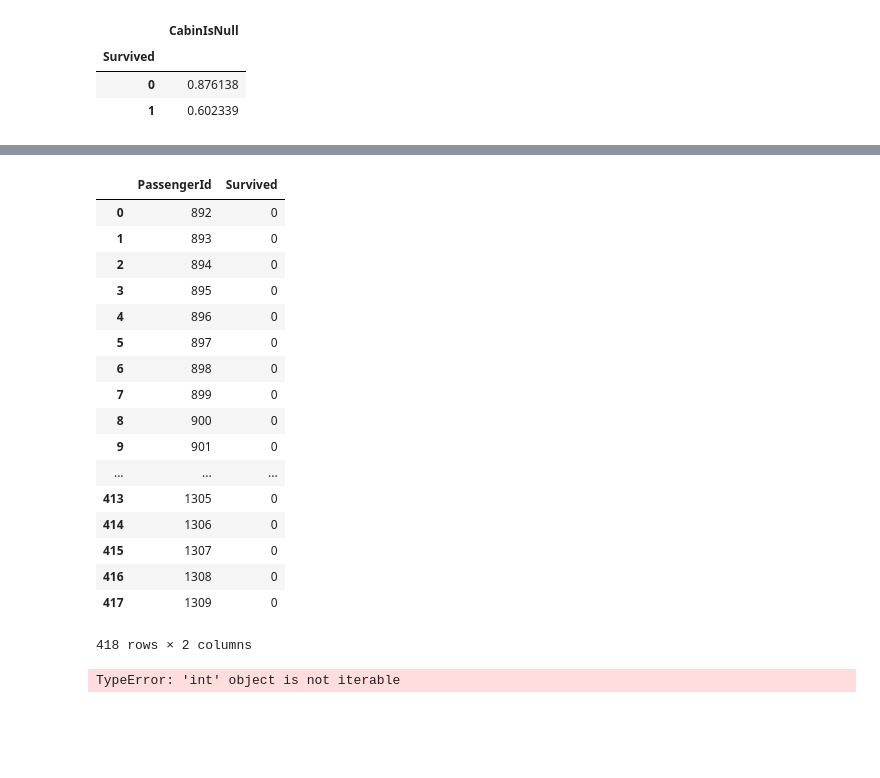
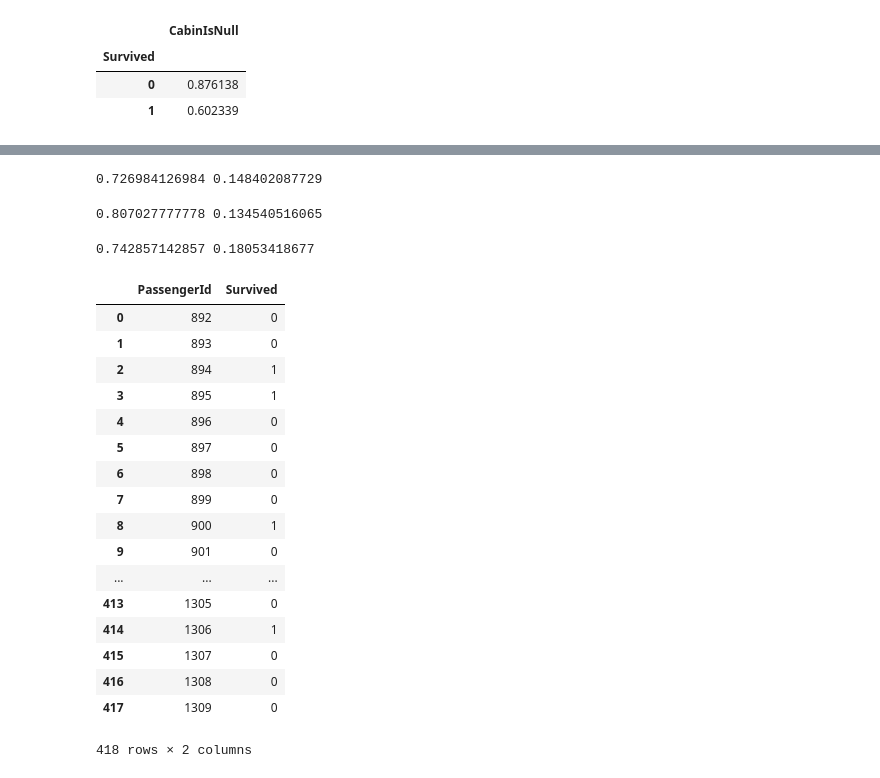
Before and after one commit to sadeus/learn_machine_learning, a Jupyter notebook: titanic/Kaggle_Titanic_SSchiavinato.ipynb, the cells around one changed output, grey strips where cells are left out. Saved outputs shown, nothing was run; the diff lists cells and outputs as text; code cells hidden in the pictures; blank space fills up the shorter version.

```diff
--- a/titanic/Kaggle_Titanic_SSchiavinato.ipynb
+++ b/titanic/Kaggle_Titanic_SSchiavinato.ipynb
@@ -12,14 +15,15 @@ train = pd.read_csv("train.csv")  #Model train data
 test = pd.read_csv("test.csv")  #Model test data
 
 # Remaps Sex columns to binary map
-genderDic = {'female': 0, 'male': 1}
+genderDic = {'female': 0, 'male':
+             1}
 train['Sex'] = train['Sex'].map(genderDic).astype(int)
 test['Sex'] = test['Sex'].map(genderDic).astype(int)
 
 pclasses = train.Pclass.value_counts().index.tolist()  #List with all the Pclasses, in this case [1, 2, 3], sort by counts
 
 # Sets the null ages with the mean age of the Pclass and the gender
-train['AgeIsNull'] = train["Age"].isnull().astype(int)  #Saves the null entries, would not be necessary
+
 for sex in genderDic.values():  #0 or 1
     for pclass in pclasses:  #1, 2, 3
         mean = train[(train.Sex == sex) & (train.Pclass == pclass)].Age.dropna().median()
@@ -27,11 +31,9 @@ for sex in genderDic.values():  #0 or 1
         mean = test[(test.Sex == sex) & (test.Pclass == pclass)].Age.dropna().median()
         test.loc[(test.Age.isnull()) & (test.Sex == sex) & (test.Pclass == pclass), "Age"] = mean
 
+
 if len(test["Fare"][test["Fare"].isnull()]) > 0:
     median_fare = np.zeros(3)
     for f in pclasses:
         median_fare = test[test.Pclass == f]['Fare'].dropna().median()
         test.loc[(test.Fare.isnull()) & (test.Pclass == f), 'Fare'] = median_fare
-
-train['FamilySize'] = train['SibSp'] + train['Parch']
-test['FamilySize'] = test['SibSp'] + test['Parch']
@@ -100,25 +80,14 @@ sns.factorplot(x="SibSp", y="Survived", col="Sex", data=family, kind="bar")
 # %%
 # This is the actual modeling
 # In this case the classifier used is a Random Forest,
-# which tries to capture the relations of the data non parametric ways
+# which tries to capture the relations of the data non in parametric ways
 # with a number of decision forests (a number that can be changed)
 
-# First of all, we drop the features with object type, in this case these features are strings
-dropFeatures = train.dtypes[train.dtypes.map(lambda x: x=='object')].index.tolist()
+# Features to be droped
+dropFeatures = ["Ticket", "Name", "SibSp", "Parch", "Embarked", "Cabin"]
 
-# In the train set we create a CabinIsNull to get some insight of the data.
-# We don't want that feature as an input
-train = train.drop(dropFeatures, axis=1)
-test = test.drop(dropFeatures, axis=1)
-
-
-X = train[train.columns[2:]]
-print(X.info())
-print(test.info())
-Xtest = test
+X = train.drop(dropFeatures, axis=1).iloc[:,2:]
+sns.pairplot(train.drop(dropFeatures, axis=1).iloc[:,1:],hue="Survived")
+Xtest = test.drop(dropFeatures, axis=1).iloc[:,1:]
 y = train["Survived"]
-model = RandomForestClassifier()
-model.fit(X, y)
-model.score(X, y)
-Ypred = model.predict(Xtest)
 # %% [output]
@@ -148,0 +95,8 @@ ValueError: Input contains NaN, infinity or a value too large for dtype('float64
+# %%
+rndF = RandomForestClassifier(max_depth=20, n_estimators=100, max_features="sqrt", n_jobs=-1, random_state = 7463,
+                               oob_score = True)
+rndF.fit(X, y)
+scores = cross_val_score(rndF, X, y, cv=100, n_jobs=-1, scoring='accuracy')
+print(scores.mean(), scores.std())
+sns.barplot(rndF.feature_importances_, X.columns.values)
+rndF.n_classes_
@@ -149,28 +107,45 @@ ValueError: Input contains NaN, infinity or a value too large for dtype('float64
+# %%
+clf = make_pipeline(StandardScaler(), SVC(C=1.4))
+clf.fit(X, y)
+scores = cross_val_score(clf, X, y, cv=30, n_jobs=-1, scoring='accuracy')
+print(scores.mean(), scores.std())
+# %% [output]
+0.726984126984 0.148402087729
+# %%
+adaClf = AdaBoostClassifier()
+adaClf.fit(X,y)
+scores = cross_val_score(adaClf, X, y, cv=100, n_jobs=-1, scoring='accuracy')
+print(scores.mean(), scores.std())
+# %% [output]
+0.807027777778 0.134540516065
+# %%
+nbClf = GaussianNB()
+nbClf.fit(X,y)
+scores = cross_val_score(nbClf, X, y, cv=30, n_jobs=-1, scoring='accuracy')
+print(scores.mean(), scores.std())
+# %% [output]
+0.742857142857 0.18053418677
 # %%
+Ypred = rndF.predict(Xtest)
 submission = pd.DataFrame({"PassengerId": test["PassengerId"],"Survived": Ypred})
 submission.to_csv('submission.csv', index=False)
 submission
 # %% [output]
 |  | PassengerId | Survived |
 | 0 | 892 | 0 |
 | 1 | 893 | 0 |
-| 2 | 894 | 0 |
-| 3 | 895 | 0 |
+| 2 | 894 | 1 |
+| 3 | 895 | 1 |
 | 4 | 896 | 0 |
 | 5 | 897 | 0 |
 | 6 | 898 | 0 |
 | 7 | 899 | 0 |
-| 8 | 900 | 0 |
+| 8 | 900 | 1 |
 | 9 | 901 | 0 |
 | ... | ... | ... |
 | 413 | 1305 | 0 |
-| 414 | 1306 | 0 |
+| 414 | 1306 | 1 |
 | 415 | 1307 | 0 |
 | 416 | 1308 | 0 |
 | 417 | 1309 | 0 |
 418 rows × 2 columns
-# %%
-for i, d in {1: "3", 2:"5"}:
-    print(i, d)
-# %% [output]
-TypeError: 'int' object is not iterable
```
Also changed, not shown: parts of 9 cells of this notebook, 1 other file.
